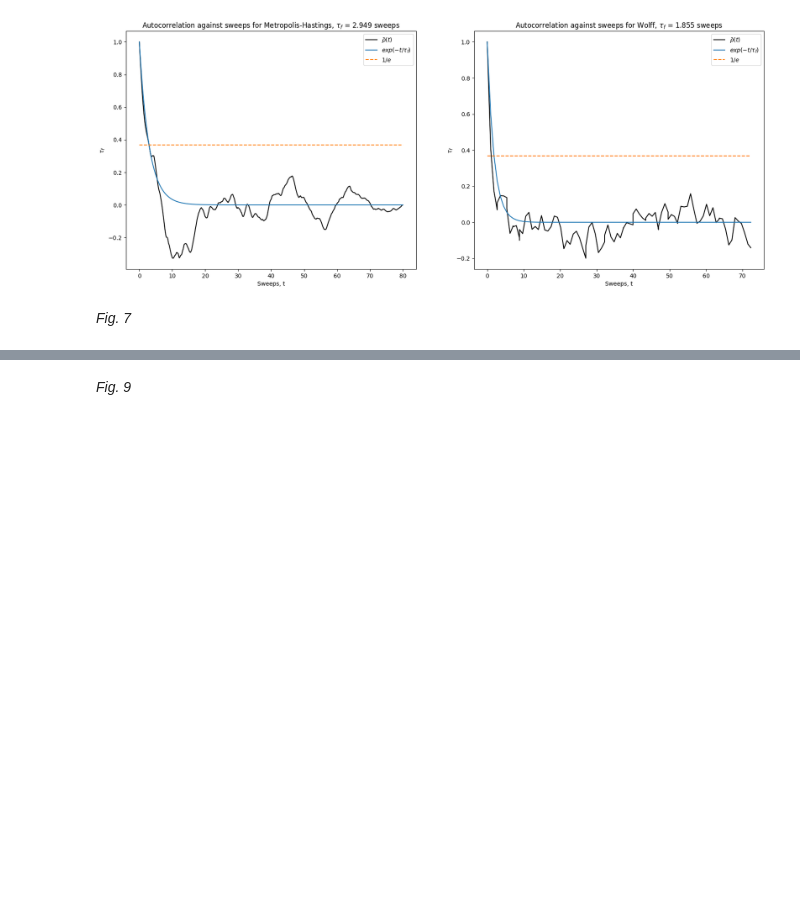
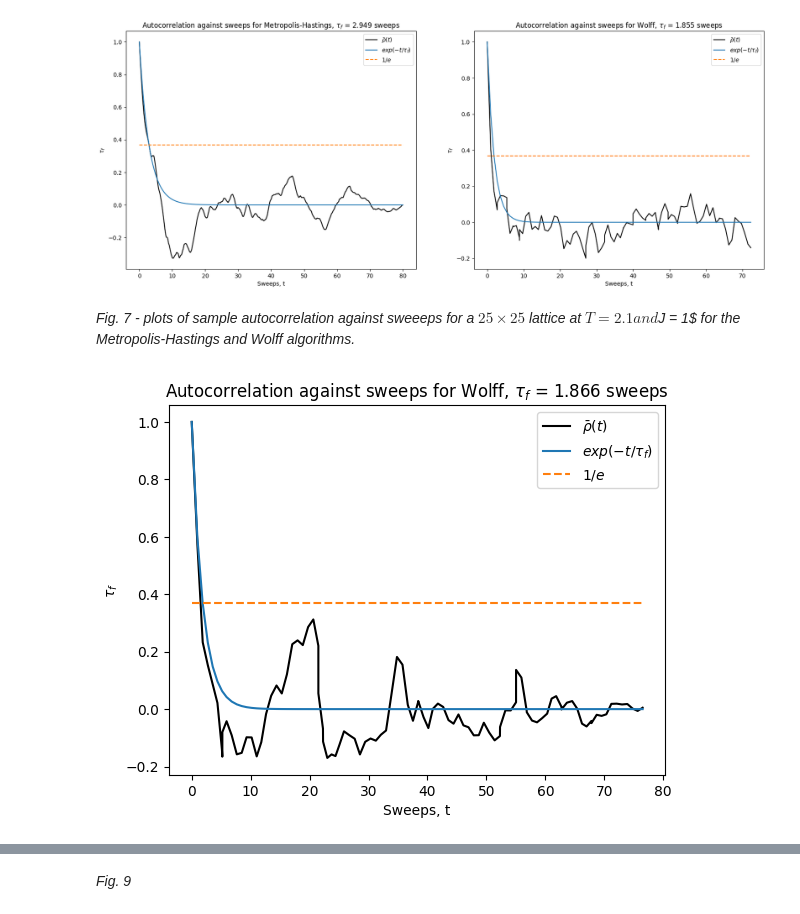
Before and after one commit to Part-II-Computational-Physics/cluster-algorithms-for-monte-carlo-jbd29, a Jupyter notebook: Report.ipynb, the cells around one changed output, grey strips where cells are left out. Saved outputs shown, nothing was run; the diff lists cells and outputs as text; code cells hidden in the pictures; blank space fills up the shorter version.

```diff
--- a/Report.ipynb
+++ b/Report.ipynb
@@ -535,36 +537,38 @@ ax[1].legend()
 plt.show()
 # %% [output]
 [figure]
-# %% [markdown]
-*Fig. 7*
+# %% [markdown]
+*Fig. 7 - plots of sample autocorrelation against sweeeps for a $25 \times 25$  lattice at $T = 2.1$$ and $J = 1$ for the Metropolis-Hastings and Wolff algorithms.*
 # %%
 #### SLOW ####
 
 # Initialise
-lattice = make_lattice(100,1)
+lattice = make_lattice(25,1)
 max_time = 100
 T = 2.1
 
 # Evolve the lattice with Wolff
 Ms, sweeps = Wolff_evolve_and_compute_M(lattice,T**-1,1,max_time)
 
 # Find autocovariance, and the autocorrelation time (in sweeps)
 autocov = compute_autocovariance(Ms, max_time)
 sweeps_tau_f = sweeps[estimate_correlation_time(autocov)]
 # Find sample autocorrelation (equation 17)
 autocorr = [x/autocov[0] if x != 0 else 0 for x in autocov]
 np.save('Wolff_autocorr_evolution_autocorr.npy', autocorr)
 np.save('Wolff_autocorr_evolution_sweeps', sweeps)
 np.save('Wolff_auto_corr_evolution_sweeps_tau_f.npy', sweeps_tau_f)
 
 # plot computed autocorrelation
 plt.plot(sweeps,autocorr, color = 'black', label = r'$\bar{\rho}(t)$')
 # plot expected exponential decay behaviour
 plt.plot(sweeps,[np.exp(-t/sweeps_tau_f) for t in sweeps], label = r'$exp(-t/ \tau_f)$')
 # plot 1/e line
 plt.plot(sweeps, [np.exp(-1) for x in sweeps], label = r'$1/e$', linestyle = '--')
 plt.xlabel('Sweeps, t')
 plt.ylabel(r'$\tau_f$')
 plt.title(r'Autocorrelation against sweeps for Wolff, $\tau_f$ = ' + str(round(sweeps_tau_f,3)) + ' sweeps')
 plt.legend()
 plt.show()
+# %% [output]
+[figure, added]
```
Also changed, not shown: parts of 26 cells of this notebook, 4 other files.
